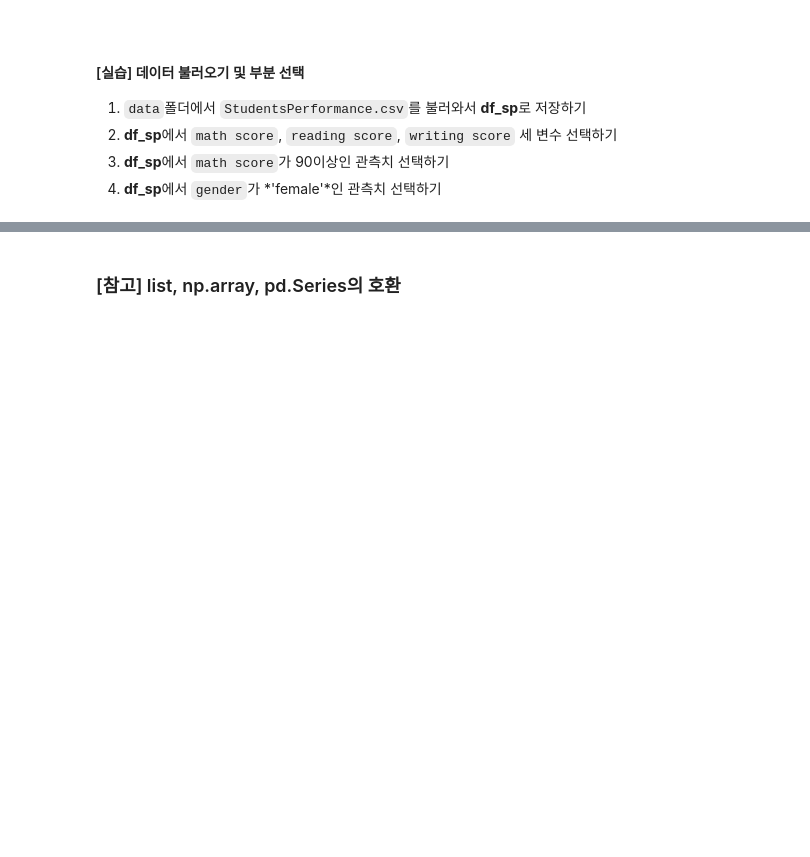
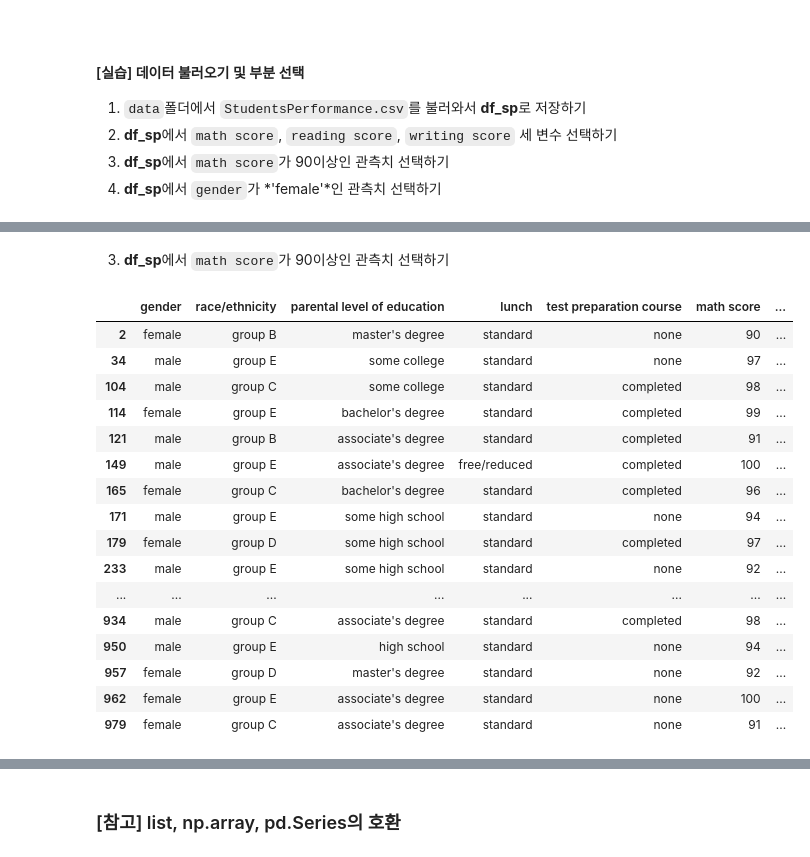
Before and after one commit to Soso-Kiki/python_file, a Jupyter notebook: 1.Python 기초.ipynb, the cells around one changed output, grey strips where cells are left out. Drawn from its saved outputs; the diff is of its cells as text; code cells hidden in the pictures; blank space fills up the shorter version.

```diff
--- a/1.Python 기초.ipynb
+++ b/1.Python 기초.ipynb
@@ -213,0 +457,3 @@ df_ins_male
+# %%
+df_sp = pd.read_csv("data/StudentsPerformance.csv")
+df_sp
@@ -213,0 +493,22 @@ df_ins_male
+# %% [markdown]
+3. **df_sp**에서 `math score`가 90이상인 관측치 선택하기
+# %%
+df_sp[df_sp['math score'] >=90]
+# %% [output]
+|  | gender | race/ethnicity | parental level of education | lunch | test preparation course | math score | ... |
+| 2 | female | group B | master's degree | standard | none | 90 | ... |
+| 34 | male | group E | some college | standard | none | 97 | ... |
+| 104 | male | group C | some college | standard | completed | 98 | ... |
+| 114 | female | group E | bachelor's degree | standard | completed | 99 | ... |
+| 121 | male | group B | associate's degree | standard | completed | 91 | ... |
+| 149 | male | group E | associate's degree | free/reduced | completed | 100 | ... |
+| 165 | female | group C | bachelor's degree | standard | completed | 96 | ... |
+| 171 | male | group E | some high school | standard | none | 94 | ... |
+| 179 | female | group D | some high school | standard | completed | 97 | ... |
+| 233 | male | group E | some high school | standard | none | 92 | ... |
+| ... | ... | ... | ... | ... | ... | ... | ... |
+| 934 | male | group C | associate's degree | standard | completed | 98 | ... |
+| 950 | male | group E | high school | standard | none | 94 | ... |
+| 957 | female | group D | master's degree | standard | none | 92 | ... |
+| 962 | female | group E | associate's degree | standard | none | 100 | ... |
+| 979 | female | group C | associate's degree | standard | none | 91 | ... |
```
Also changed, not shown: parts of 58 cells of this notebook.
